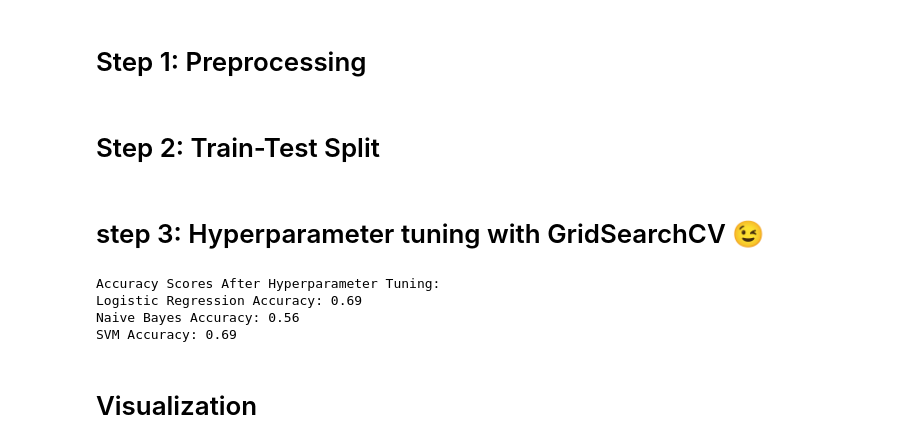
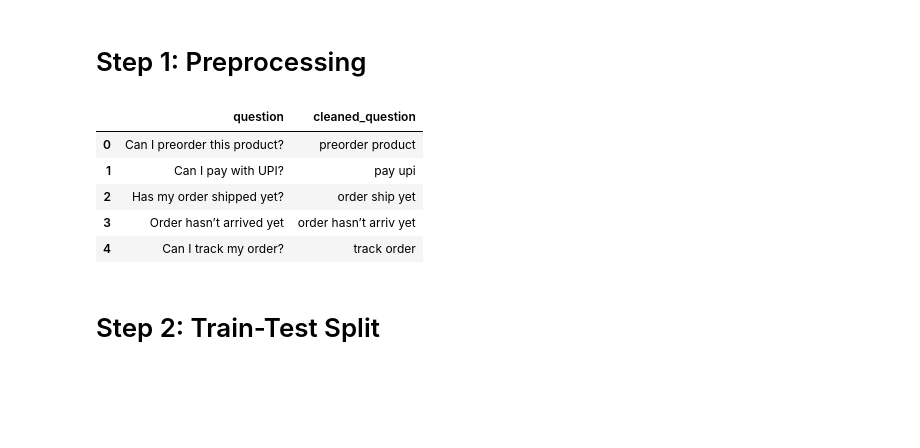
Before and after one commit to Zinnia-aster/CartEase-chatbot, a Jupyter notebook: notebook/training.ipynb, the cells around one changed output. Drawn from its saved outputs; the diff is of its cells as text; code cells hidden in the pictures; blank space fills up the shorter version.

```diff
--- a/notebook/training.ipynb
+++ b/notebook/training.ipynb
@@ -17,3 +56,28 @@ df = pd.read_csv(r'C:\Users\priyadharshini\Desktop\github\CartEase-chatbot\data\
 # %% [markdown]
 # Step 1: Preprocessing
+# %%
+stop_words = set(stopwords.words('english'))
+stemmer = PorterStemmer()
+
+def clean_text(text):
+    # Lowercase
+    text = text.lower()
+    # Remove punctuation
+    text = text.translate(str.maketrans('', '', string.punctuation))
+    # Remove extra whitespace
+    text = re.sub(r'\s+', ' ', text).strip()
+    # Tokenize and remove stopwords + stemming
+    tokens = text.split()
+    tokens = [stemmer.stem(word) for word in tokens if word not in stop_words]
+    return ' '.join(tokens)
+
+df['cleaned_question'] = df['question'].apply(clean_text)
+df[['question', 'cleaned_question']].head()
+# %% [output]
+|  | question | cleaned_question |
+| 0 | Can I preorder this product? | preorder product |
+| 1 | Can I pay with UPI? | pay upi |
+| 2 | Has my order shipped yet? | order ship yet |
+| 3 | Order hasn’t arrived yet | order hasn’t arriv yet |
+| 4 | Can I track my order? | track order |
 # %%
@@ -32,42 +98,0 @@ X_train, X_test, y_train, y_test = train_test_split(X_vectorized, y_encoded, tes
-# %% [markdown]
-# step 3: Hyperparameter tuning with GridSearchCV 😉
-# %%
-# Hyperparameter grids
-param_grid_lr = {'C': [0.01, 0.1, 1, 10], 'solver': ['liblinear']}
-param_grid_nb = {'alpha': [0.01, 0.1, 0.5, 1.0]}
-param_grid_svm = {'C': [0.1, 1, 10], 'kernel': ['linear', 'rbf'],'gamma': ['scale', 'auto'], 'degree': [2, 3]}
-
-
-# Grid searches
-grid_lr = GridSearchCV(LogisticRegression(max_iter=1000), param_grid_lr, cv=5)
-grid_lr.fit(X_train, y_train)
-
-grid_nb = GridSearchCV(MultinomialNB(), param_grid_nb, cv=5)
-grid_nb.fit(X_train, y_train)
-
-grid_svm = GridSearchCV(SVC(), param_grid_svm, cv=5)
-grid_svm.fit(X_train, y_train)
-
-
-# Predictions
-y_pred_lr = grid_lr.predict(X_test)
-y_pred_nb = grid_nb.predict(X_test)
-y_pred_svm = grid_svm.predict(X_test)
-
-
-# Calculate accuracy for each model
-acc_lr = accuracy_score(y_test, y_pred_lr)
-acc_nb = accuracy_score(y_test, y_pred_nb)
-acc_svm = accuracy_score(y_test, y_pred_svm)
-
-print("Accuracy Scores After Hyperparameter Tuning:")
-print(f"Logistic Regression Accuracy: {acc_lr:.2f}")
-print(f"Naive Bayes Accuracy: {acc_nb:.2f}")
-print(f"SVM Accuracy: {acc_svm:.2f}")
-# %% [output]
-Accuracy Scores After Hyperparameter Tuning:
-Logistic Regression Accuracy: 0.69
-Naive Bayes Accuracy: 0.56
-SVM Accuracy: 0.69
-# %% [markdown]
-# Visualization
```
Also changed, not shown: parts of 10 cells of this notebook, 9 other files.
